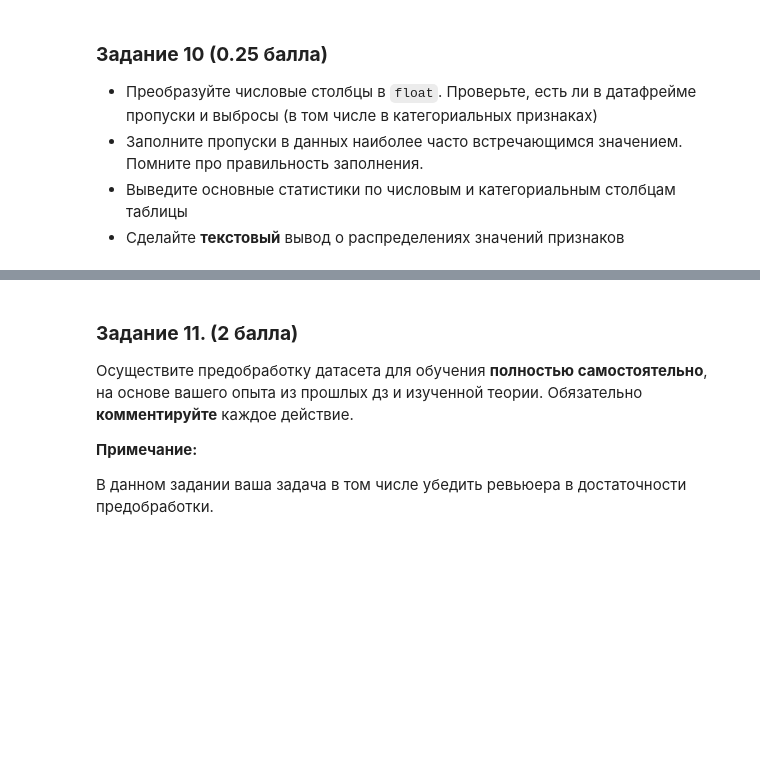
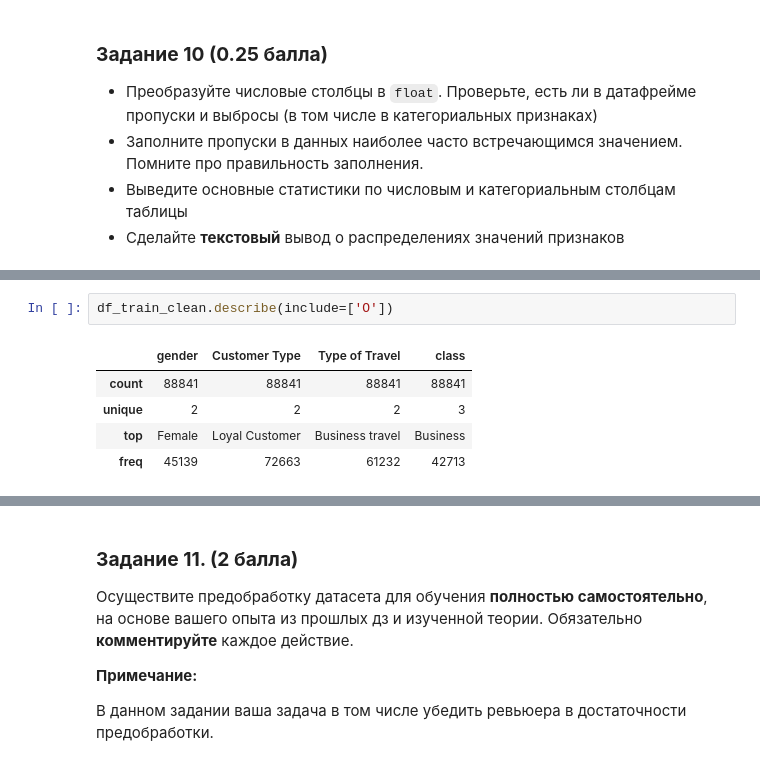
Before and after one commit to InnaBoby/ML_HSE, a Jupyter notebook: HW_4/AI_HW4_woodenML_pro.ipynb, the cells around one changed output, grey strips where cells are left out. Drawn from its saved outputs; the diff is of its cells as text; blank space fills up the shorter version.

```diff
--- a/HW_4/AI_HW4_woodenML_pro.ipynb
+++ b/HW_4/AI_HW4_woodenML_pro.ipynb
@@ -1184,0 +1285,8 @@ assert X_val.shape == (31_094, 22)
+# %%
+df_train_clean.describe(include=['O'])
+# %% [output]
+|  | gender | Customer Type | Type of Travel | class |
+| count | 88841 | 88841 | 88841 | 88841 |
+| unique | 2 | 2 | 2 | 3 |
+| top | Female | Loyal Customer | Business travel | Business |
+| freq | 45139 | 72663 | 61232 | 42713 |
```
Also changed, not shown: parts of 42 cells of this notebook.
